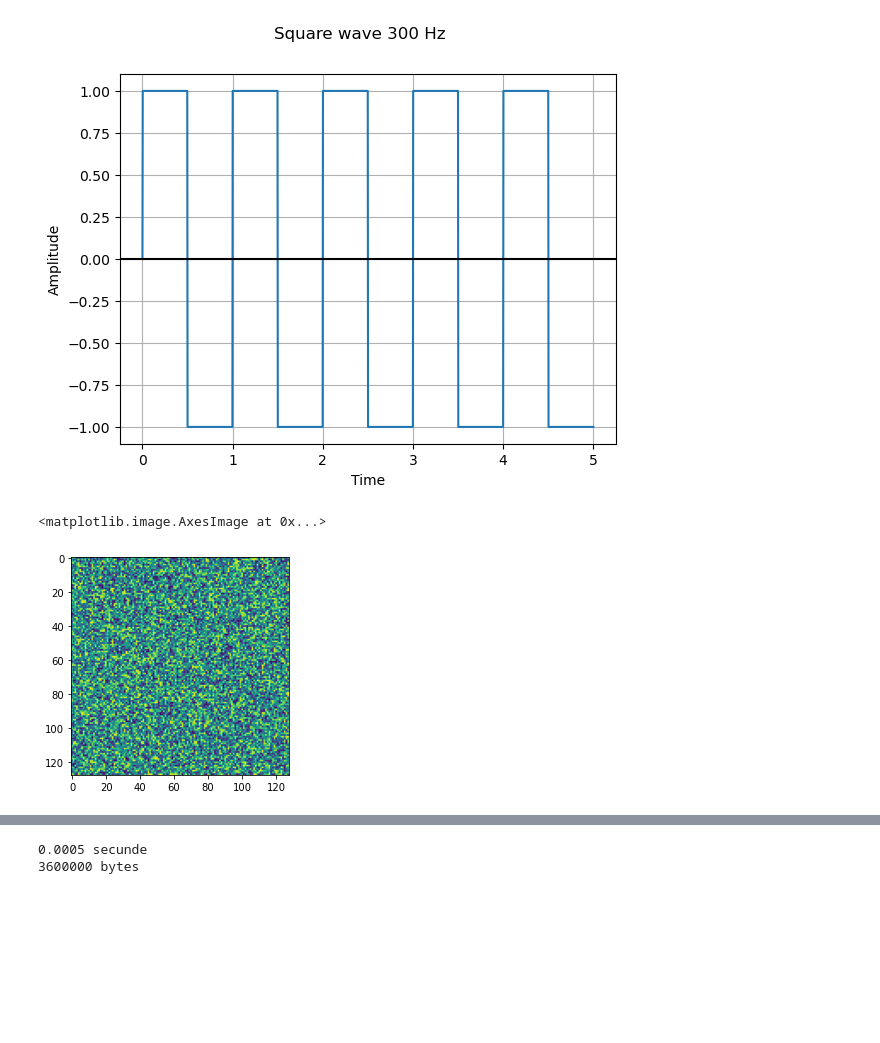
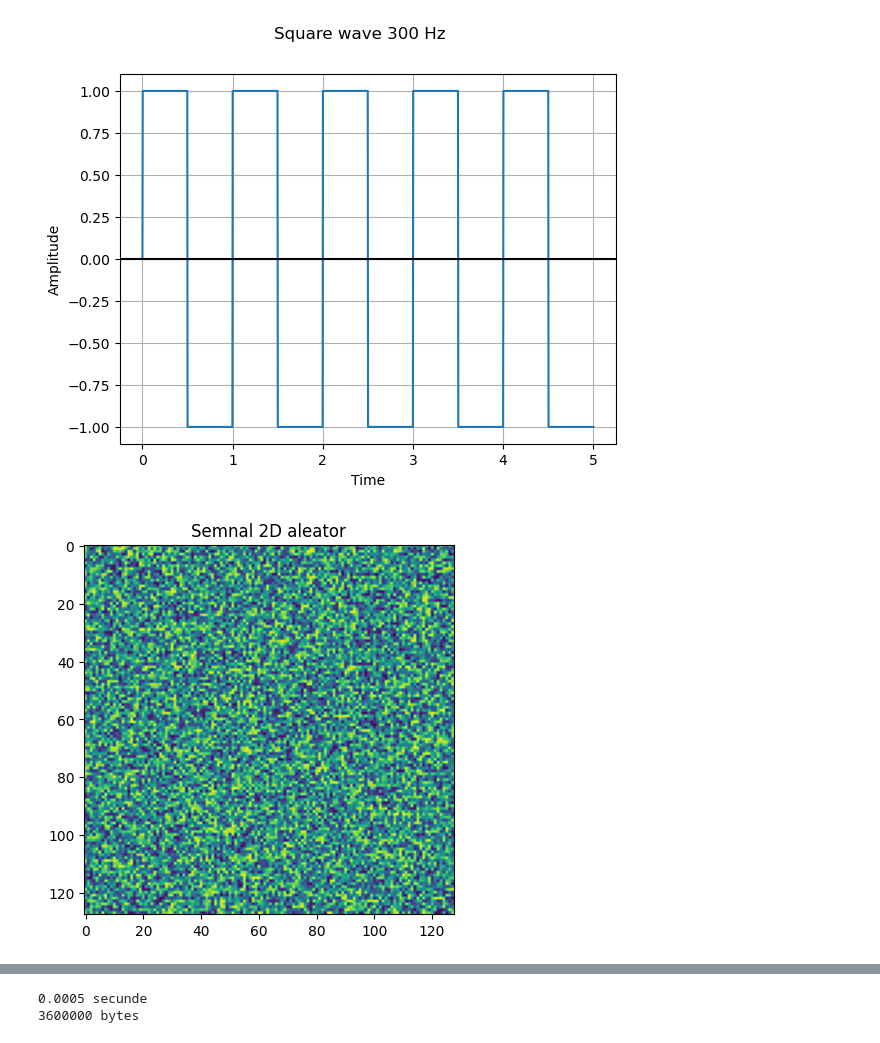
Before and after one commit to lucaion/ProcesareaSemnalelor, a Jupyter notebook: Laborator 1/Lab1 - rezolvari.ipynb, the cells around one changed output, grey strips where cells are left out. Saved outputs shown, nothing was run; the diff lists cells and outputs as text; code cells hidden in the pictures; blank space fills up the shorter version.

```diff
--- a/Laborator 1/Lab1 - rezolvari.ipynb
+++ b/Laborator 1/Lab1 - rezolvari.ipynb
@@ -137,10 +137,11 @@ plt.show()
 # %%
 #e
 x = np.random.rand(128, 128)
 plt.imshow(x)
+plt.title('Semnal 2D aleator')
+plt.show()
 # %% [output]
-<matplotlib.image.AxesImage at 0x...>
-[figure, old version]
+[figure, new version]
 # %%
 #f
 x = np.array([[(i + j) for i in range(128)] for j in range (128)])
```
Also changed, not shown: parts of 5 cells of this notebook.
